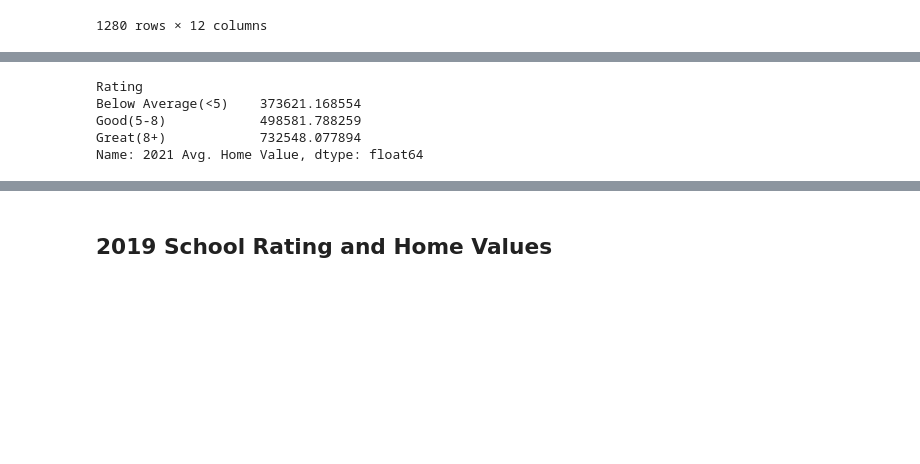
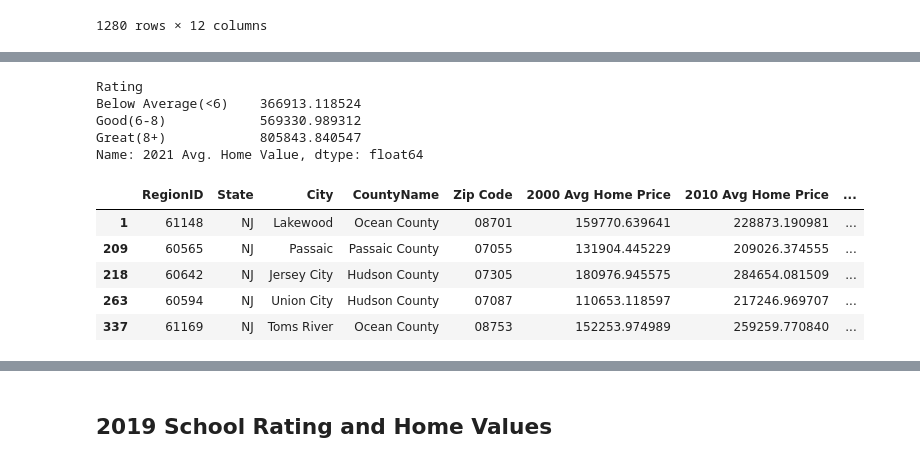
Before and after one commit to tlochan/ProjectOne, a Jupyter notebook: Data Cleaning.ipynb, the cells around one changed output, grey strips where cells are left out. Cells and saved outputs as stored; diff of their text form; code cells hidden in the pictures; blank space fills up the shorter version.

```diff
--- a/Data Cleaning.ipynb
+++ b/Data Cleaning.ipynb
@@ -118,13 +133,33 @@ summaryDf
-# %%
-bins = [0,5.9,7.9,10]
-group_names = ["Below Average(<5)", "Good(5-8)", "Great(8+)"]
-summaryDf["Rating"] = pd.cut(summaryDf["School Rating"], bins, labels=group_names,include_lowest=True)
-groupedDf = summaryDf.groupby(["Rating"])
-mean_vals = groupedDf["2021 Avg. Home Value"].mean()
-mean_vals
-# %% [output]
-Rating
-Below Average(<5)    373621.168554
-Good(5-8)            498581.788259
-Great(8+)            732548.077894
-Name: 2021 Avg. Home Value, dtype: float64
+# %%
+#binning Zip Codes by their average rating
+bins = [0,5.9,7.9,10]
+group_names = ["Below Average(<6)", "Good(6-8)", "Great(8+)"]
+summaryDf["Rating"] = pd.cut(summaryDf["School Rating"], bins, labels=group_names,include_lowest=True)
+#regrouped zip codes by common rating bin for analysis
+groupedDf = summaryDf.groupby(["Rating"])
+mean_vals = groupedDf["2021 Avg. Home Value"].mean()
+mean_vals
+# %% [output]
+Rating
+Below Average(<6)    366913.118524
+Good(6-8)            569330.989312
+Great(8+)            805843.840547
+Name: 2021 Avg. Home Value, dtype: float64
+# %%
+#create a Data Frame with longitudinal data 2001-2020
+longDf = nj_df[["RegionID","State", "City", "CountyName","RegionName", "2001-09-30","2010-09-30","2020-09-30"]]
+longDf= longDf.astype({"RegionName":str},errors='raise')
+#rename Region Name to Zip Code
+longDf=longDf.rename(columns={"RegionName":"Zip Code", "2001-09-30":"2000 Avg Home Price", "2010-09-30":"2010 Avg Home Price",\
+                              "2020-09-30":"2020 Avg Home Price"})
+#longDf["2000 Avg Home Price"] = longDf["2000 Avg Home Price"].map("${:,.2f}".format)
+#longDf["2010 Avg Home Price"] = longDf["2010 Avg Home Price"].map("${:,.2f}".format)
+#longDf["2020 Avg Home Price"] = longDf["2020 Avg Home Price"].map("${:,.2f}".format)
+longDf.head()
+# %% [output]
+|  | RegionID | State | City | CountyName | Zip Code | 2000 Avg Home Price | 2010 Avg Home Price | ... |
+| 1 | 61148 | NJ | Lakewood | Ocean County | 08701 | 159770.639641 | 228873.190981 | ... |
+| 209 | 60565 | NJ | Passaic | Passaic County | 07055 | 131904.445229 | 209026.374555 | ... |
+| 218 | 60642 | NJ | Jersey City | Hudson County | 07305 | 180976.945575 | 284654.081509 | ... |
+| 263 | 60594 | NJ | Union City | Hudson County | 07087 | 110653.118597 | 217246.969707 | ... |
+| 337 | 61169 | NJ | Toms River | Ocean County | 08753 | 152253.974989 | 259259.770840 | ... |
```
Also changed, not shown: parts of 18 cells of this notebook.
